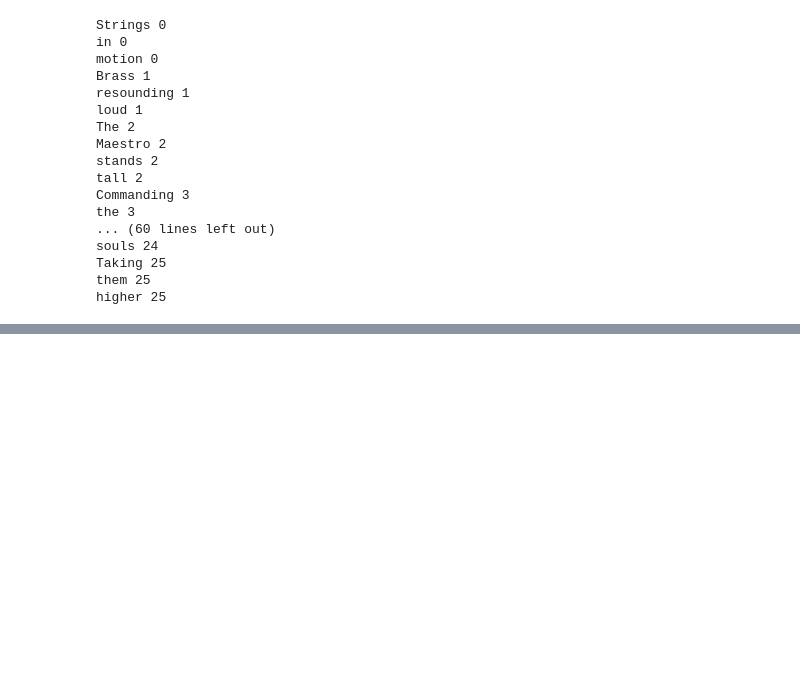
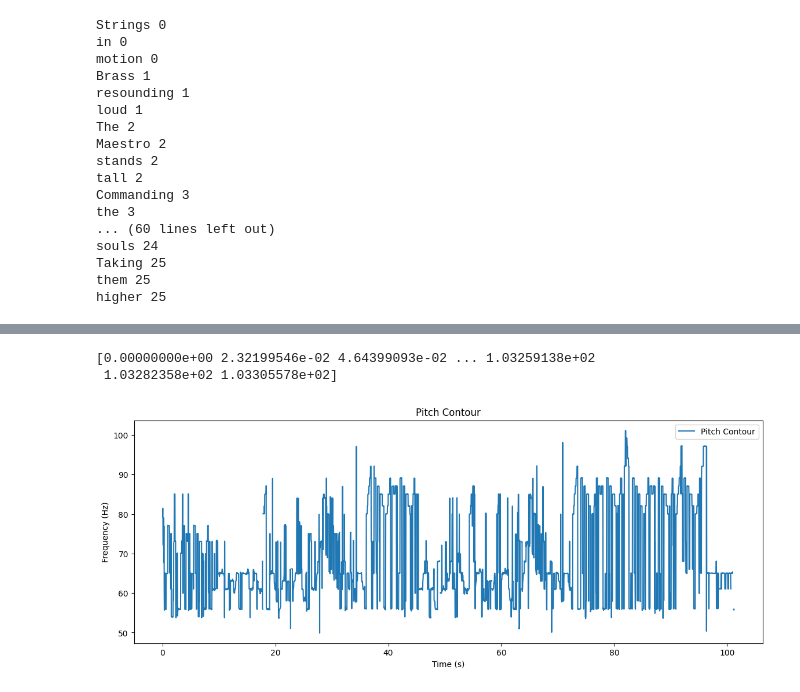
Before and after one commit to 9incero/MTA, a Jupyter notebook: tmp.ipynb, the cells around one changed output, grey strips where cells are left out. Saved outputs shown, nothing was run; the diff lists cells and outputs as text; code cells hidden in the pictures; blank space fills up the shorter version.

Commit message:
Add pitches for all melody Add instrument version

```diff
--- a/tmp.ipynb
+++ b/tmp.ipynb
@@ -255,0 +259,41 @@ audio: data/music.wav
+# %%
+import librosa
+import numpy as np
+import matplotlib.pyplot as plt
+
+def hz_to_midi(hz):
+    return 69 + 12 * np.log2(hz/440.)
+
+# Load the audio file
+audio_file = 'data/music.wav'
+y, sr = librosa.load(audio_file)
+
+# Extract pitches using Harmonic-Percussive Source Separation (HPSS)
+harmonic, percussive = librosa.effects.hpss(y)
+pitches, magnitudes = librosa.core.piptrack(y=harmonic, sr=sr)
+
+# Extract the maximum pitch per frame
+pitch_array = []
+for t in range(pitches.shape[1]):
+    index = magnitudes[:, t].argmax()
+    pitch = pitches[index, t]
+    if pitch > 0:
+        pitch_array.append(pitch)
+    else:
+        pitch_array.append(np.nan)
+
+midi_pitches = [hz_to_midi(p) if not np.isnan(p) else np.nan for p in pitch_array]
+# Plot the pitch contour
+times = librosa.times_like(np.array(midi_pitches), sr=sr)
+print(times)
+plt.figure(figsize=(14, 5))
+plt.plot(times, midi_pitches, label='Pitch Contour')
+plt.xlabel('Time (s)')
+plt.ylabel('Frequency (Hz)')
+plt.title('Pitch Contour')
+plt.legend()
+plt.show()
+# %% [output]
+[0.00000000e+00 2.32199546e-02 4.64399093e-02 ... 1.03259138e+02
+ 1.03282358e+02 1.03305578e+02]
+[figure, added]
```
Also changed, not shown: parts of 2 cells of this notebook, 3 other files.
